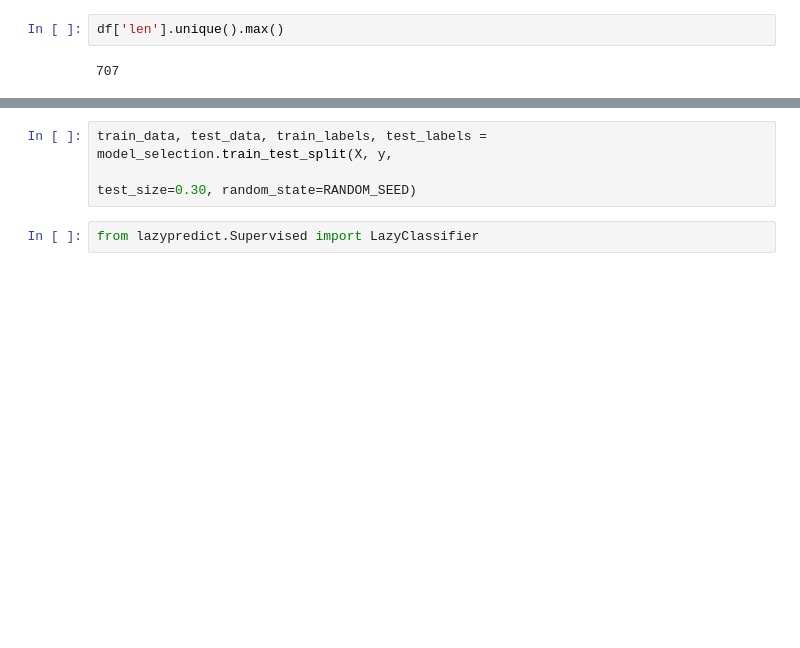
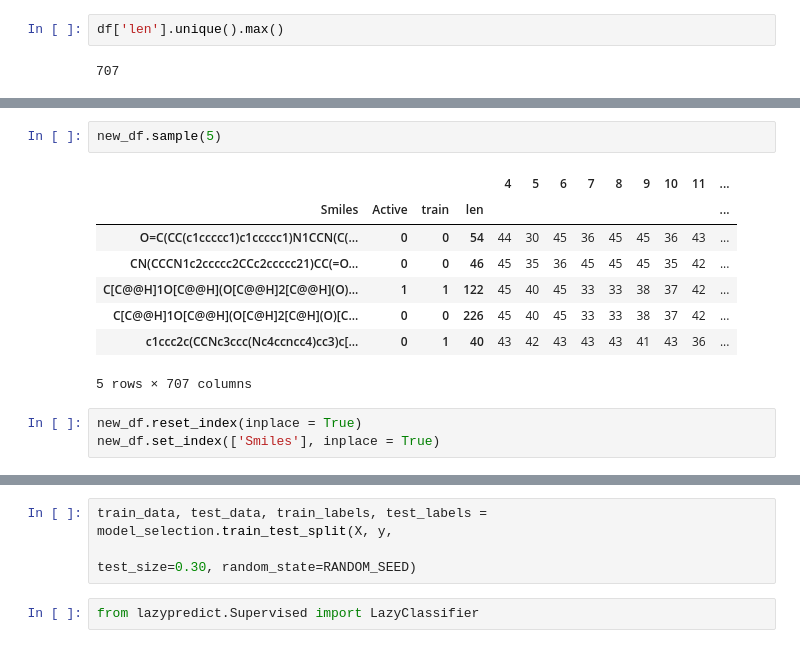
Before and after one commit to RuslanAvtobot/Global_AI_Challange, a Jupyter notebook: Explode_transpon.ipynb, the cells around one changed output, grey strips where cells are left out. Saved outputs shown, nothing was run; the diff lists cells and outputs as text; blank space fills up the shorter version.

```diff
--- a/Explode_transpon.ipynb
+++ b/Explode_transpon.ipynb
@@ -174,0 +187,14 @@ def count_i(x):
+# %%
+new_df.sample(5)
+# %% [output]
+|  |  |  |  | 4 | 5 | 6 | 7 | 8 | 9 | 10 | 11 | ... |
+| Smiles | Active | train | len |  |  |  |  |  |  |  |  | ... |
+| O=C(CC(c1ccccc1)c1ccccc1)N1CCN(C(... | 0 | 0 | 54 | 44 | 30 | 45 | 36 | 45 | 45 | 36 | 43 | ... |
+| CN(CCCN1c2ccccc2CCc2ccccc21)CC(=O... | 0 | 0 | 46 | 45 | 35 | 36 | 45 | 45 | 45 | 35 | 42 | ... |
+| C[C@@H]1O[C@@H](O[C@@H]2[C@@H](O)... | 1 | 1 | 122 | 45 | 40 | 45 | 33 | 33 | 38 | 37 | 42 | ... |
+| C[C@@H]1O[C@@H](O[C@H]2[C@H](O)[C... | 0 | 0 | 226 | 45 | 40 | 45 | 33 | 33 | 38 | 37 | 42 | ... |
+| c1ccc2c(CCNc3ccc(Nc4ccncc4)cc3)c[... | 0 | 1 | 40 | 43 | 42 | 43 | 43 | 43 | 41 | 43 | 36 | ... |
+5 rows × 707 columns
+# %%
+new_df.reset_index(inplace = True)
+new_df.set_index(['Smiles'], inplace = True)
```
Also changed, not shown: parts of 48 cells of this notebook, 4 other files.
